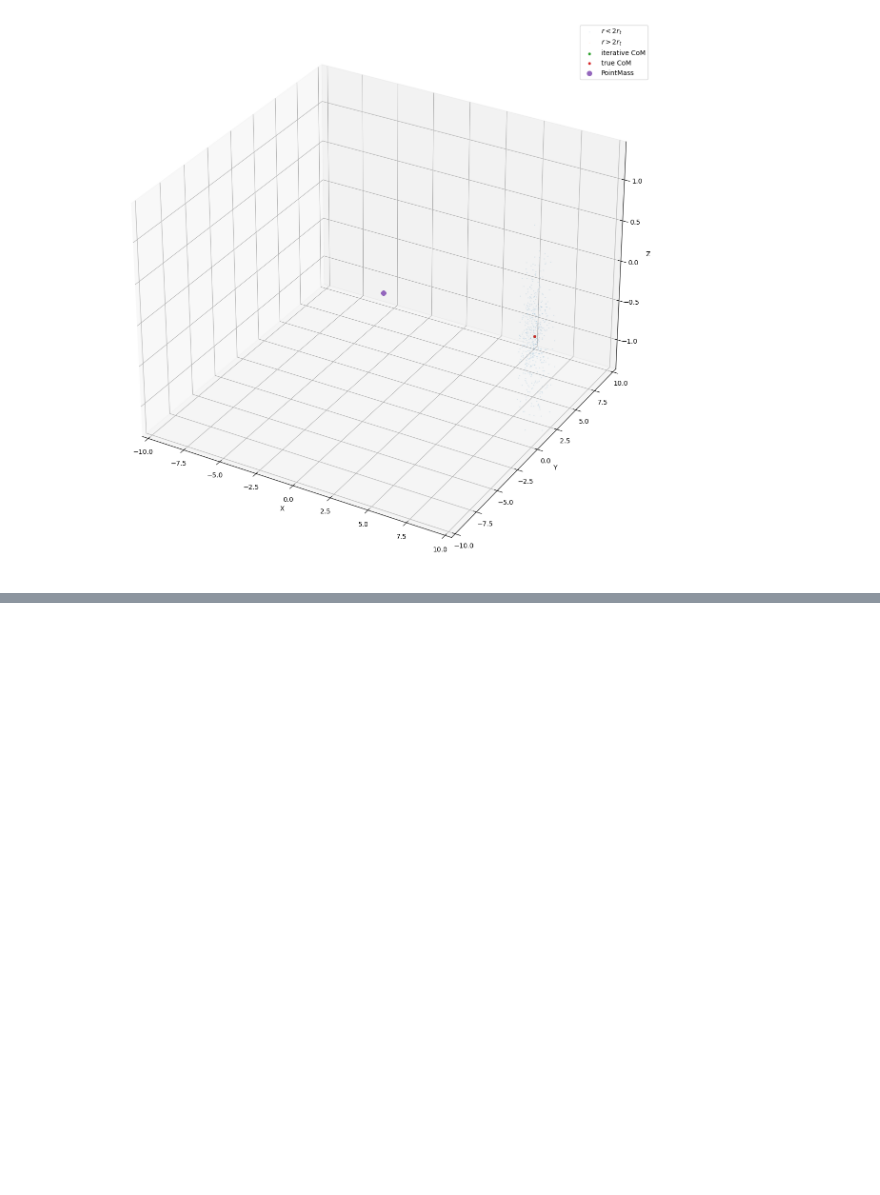
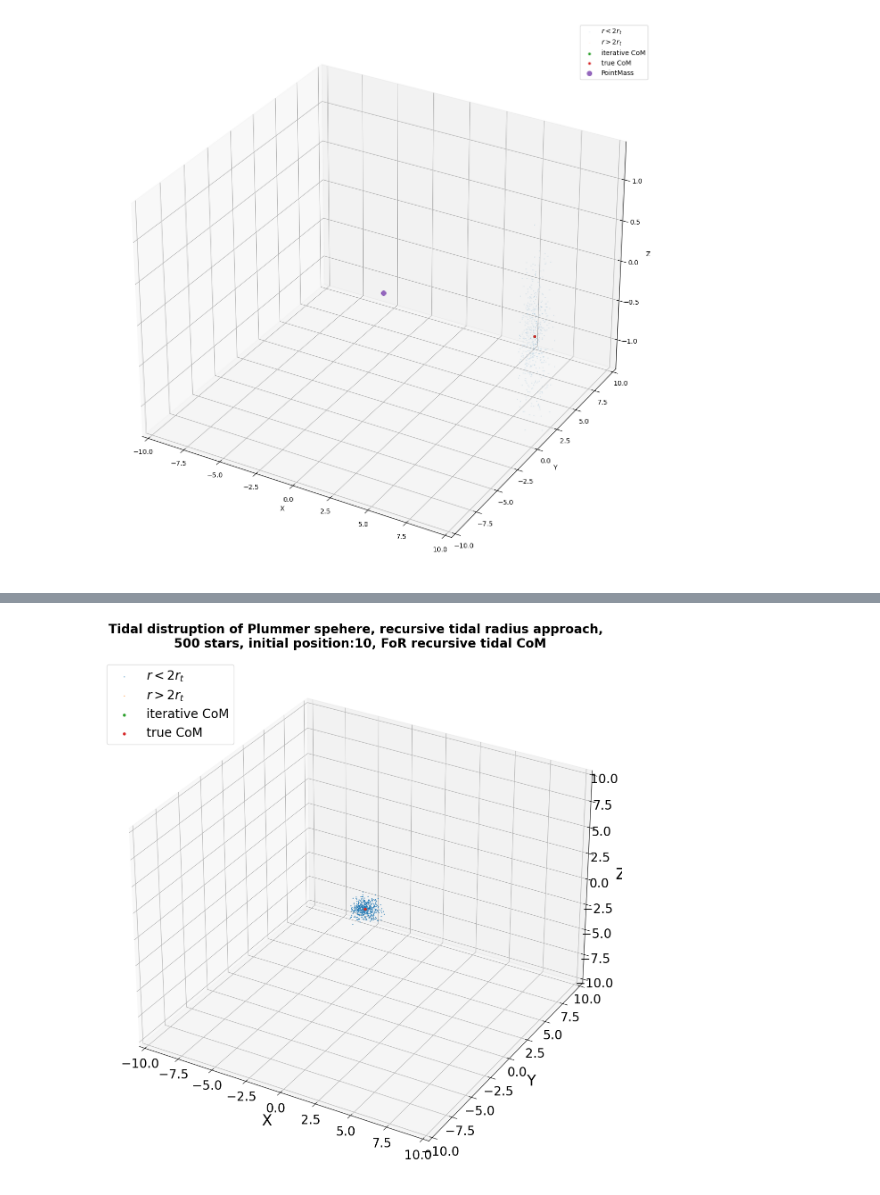
Before and after one commit to Berto70/pod_compastro23, a Jupyter notebook: Project/Analysis.ipynb, the cells around one changed output, grey strips where cells are left out. Saved outputs shown, nothing was run; the diff lists cells and outputs as text; code cells hidden in the pictures; blank space fills up the shorter version.

```diff
--- a/Project/Analysis.ipynb
+++ b/Project/Analysis.ipynb
@@ -339,0 +254,84 @@ Starting Position Animation: 500_InitialPos_10.gif
+# %%
+### downsampling
+m = 2
+
+pos_array_plot = position.copy() #the copy is useful to not overwrite pos_array (otherwise you would need to rerun the integration, we don't want that)
+
+fig = plt.figure(figsize=(15,15))
+ax = fig.add_subplot(projection='3d')
+plt.rcParams['font.size'] = '16'
+plt.rcParams['lines.linewidth'] = '4'
+plt.rcParams['axes.titlesize'] = '20'
+plt.rcParams['axes.titlepad'] = '17'
+plt.rcParams['axes.labelsize'] = '24'
+plt.rcParams['legend.fontsize'] = '20'
+plt.rcParams['axes.labelpad'] = '12'
+plt.rcParams['axes.titleweight'] = '600'
+plt.rcParams['axes.labelweight'] = '500'
+plt.rcParams['xtick.labelsize'] = '20'
+plt.rcParams['ytick.labelsize'] = '20'
+plt.rcParams['xtick.major.size'] = '10'
+plt.rcParams['ytick.major.size'] = '10'
+plt.rcParams['ytick.minor.size'] = '4'
+
+# Calculate the number of extra frames to add at the beginning and the end
+pause_duration = 5  # pause duration in seconds start
+pause_duration_end = 1  # pause duration in seconds end
+frame_rate = 15  # frame rate of the animation
+extra_frames = pause_duration * frame_rate
+extra_frames_end = pause_duration_end * frame_rate
+
+# Create an array of frame indices
+frames = np.concatenate([
+    np.full(int(extra_frames), 0),  # initial frame (pause
+    np.arange(0, len(pos_array_plot[:])-1, m),  # original frames
+    np.full(int(extra_frames_end), len(pos_array_plot[:])-2)  # extra frames at the end
+])
+
+snapshot = 0
+pos_snap = position[snapshot] - com_history[snapshot]
+flag = flag_history[snapshot]
+ax.scatter(pos_snap[flag, 0], pos_snap[flag, 1], pos_snap[flag, 2], label=r'$r < 2r_{t}$', s=1, alpha=0.5, zorder=-1)
+ax.scatter(pos_snap[~flag, 0], pos_snap[~flag, 1], pos_snap[~flag, 2], label=r'$r> 2r_{t}$', s=1, alpha=0.5, zorder=-1)
+ax.scatter(com_history[snapshot][0] - com_history[snapshot][0], com_history[snapshot][1]-com_history[snapshot][1], com_history[snapshot][2]-com_history[snapshot][2], s=15, label='iterative CoM', zorder=1)
+ax.scatter(position[snapshot].mean(axis=0)[0]- com_history[snapshot][0], position[snapshot].mean(axis=0)[1]- com_history[snapshot][1], position[snapshot].mean(axis=0)[2]- com_history[snapshot][2], s=15, label='true CoM', zorder=1)
+ax.set_xlim(-initial_position, initial_position)
+ax.set_ylim(-initial_position, initial_position)
+ax.set_zlim(-initial_position, initial_position)
+ax.set_xlabel('X')
+ax.set_ylabel('Y')
+ax.set_zlabel('Z')
+ax.legend('upper left')
+
+
+def update_pos(frame):
+    ax.clear()
+
+    pos_snap = position[frame] - com_history[frame]
+    flag = flag_history[frame]
+    ax.scatter(pos_snap[flag, 0], pos_snap[flag, 1], pos_snap[flag, 2], label=r'$r < 2r_{t}$', s=1, alpha=0.5, zorder=-1)
+    ax.scatter(pos_snap[~flag, 0], pos_snap[~flag, 1], pos_snap[~flag, 2], label=r'$r> 2r_{t}$', s=1, alpha=0.5, zorder=-1)
+    ax.scatter(com_history[frame][0] - com_history[frame][0], com_history[frame][1]-com_history[frame][1], com_history[frame][2]-com_history[frame][2], s=15, label='iterative CoM', zorder=1)
+    ax.scatter(position[frame].mean(axis=0)[0]- com_history[frame][0], position[frame].mean(axis=0)[1]- com_history[frame][1], position[frame].mean(axis=0)[2]- com_history[frame][2], s=15, label='true CoM', zorder=1)
+
+
+    ax.set_xlim(-initial_position, initial_position)
+    ax.set_ylim(-initial_position, initial_position)
+    ax.set_zlim(-initial_position, initial_position)
+    ax.set_xlabel('X')
+    ax.set_ylabel('Y')
+    ax.set_zlabel('Z')
+    ax.legend('upper left')
+    ax.set_title(f'Tidal distruption of Plummer spehere, recursive tidal radius approach, \n {N} stars, initial position:{initial_position}, FoR recursive tidal CoM')
+    ax.legend(loc='upper left')
+
+    # fig.suptitle(f'Tidal distruption of Plummer spehere, recursive tidal radius approach',
+    #              fontsize=24, fontweight='600')
+
+print(f"Starting Position Animation: {N}_InitialPos_{initial_position}.gif ")
+
+gif_pos = animation.FuncAnimation(fig=fig, func=update_pos, frames=frames, interval=10)
+gif_pos.save(f"./gif/Cluster_FoR_recursive_tidalCoM/{N}_InitialPos_{initial_position}.gif", writer="pillow")
+
+print(f"Position Animation Saved: {N}_InitialPos_{initial_position}.gif")
+# %% [output]
@@ -339,0 +340 @@ Starting Position Animation: 500_InitialPos_10.gif
+[figure, added]
```
Also changed, not shown: parts of 25 cells of this notebook, 6 other files.
